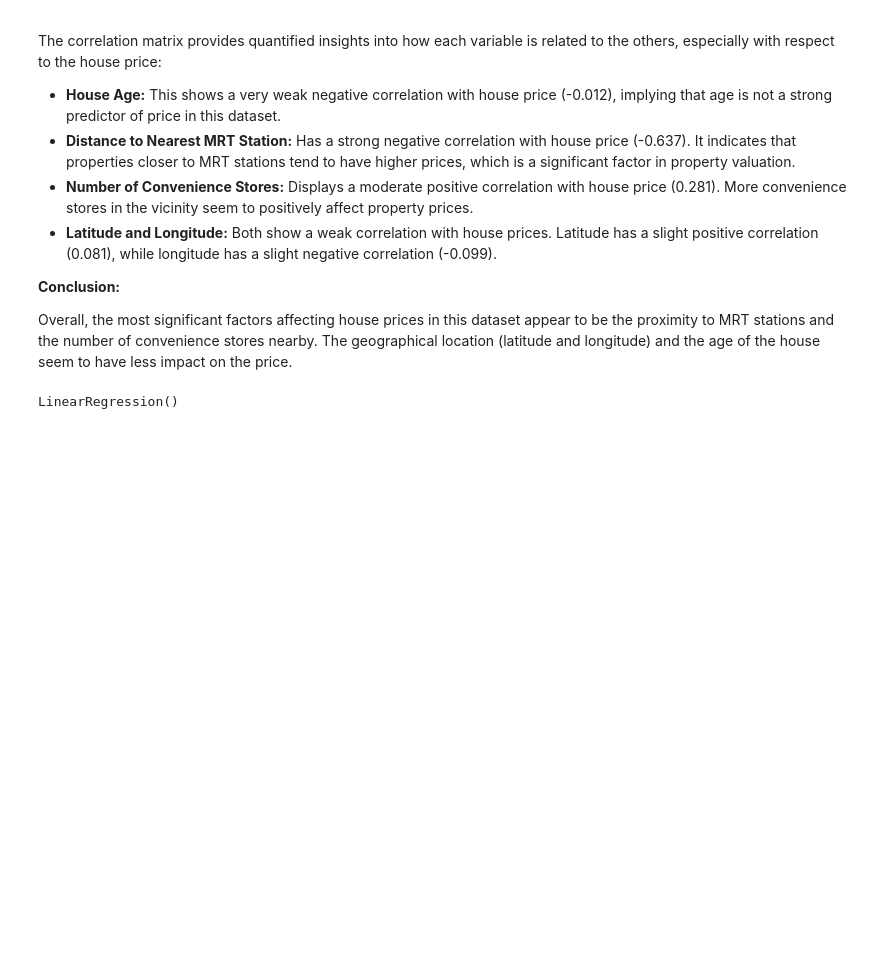
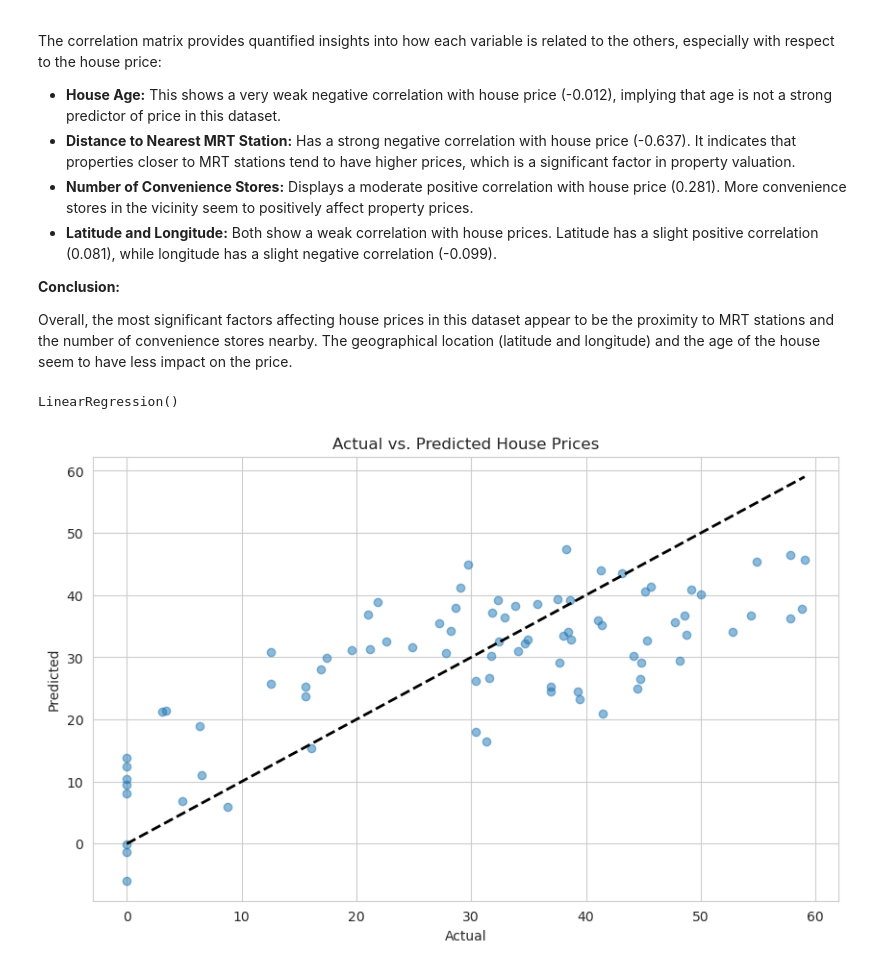
Before and after one commit to jc-cedric/real-estate-price-prediction, a Jupyter notebook: index.ipynb, the cells around one changed output. Saved outputs shown, nothing was run; the diff lists cells and outputs as text; code cells hidden in the pictures; blank space fills up the shorter version.

Commit message:
using the model to make predictions, visualising the predictions and interpreting them

```diff
--- a/index.ipynb
+++ b/index.ipynb
@@ -178,3 +178,17 @@ model = LinearRegression()
 model.fit(X_train, y_train)
 # %% [output]
 LinearRegression()
+# %%
+#making prediction using the linear regression model
+y_pred_lr = model.predict(X_test)
+
+#Visualisation: Actual vs. Predicted values
+plt.figure(figsize=(10,6))
+plt.scatter(y_test, y_pred_lr, alpha=0.5)
+plt.plot([y_test.min(), y_test.max()], [y_test.min(), y_test.max()], 'k--', lw=2)
+plt.xlabel('Actual')
+plt.ylabel('Predicted')
+plt.title('Actual vs. Predicted House Prices')
+plt.show()
+# %% [output]
+[figure, added]
```
Also changed, not shown: parts of 1 cell of this notebook.
